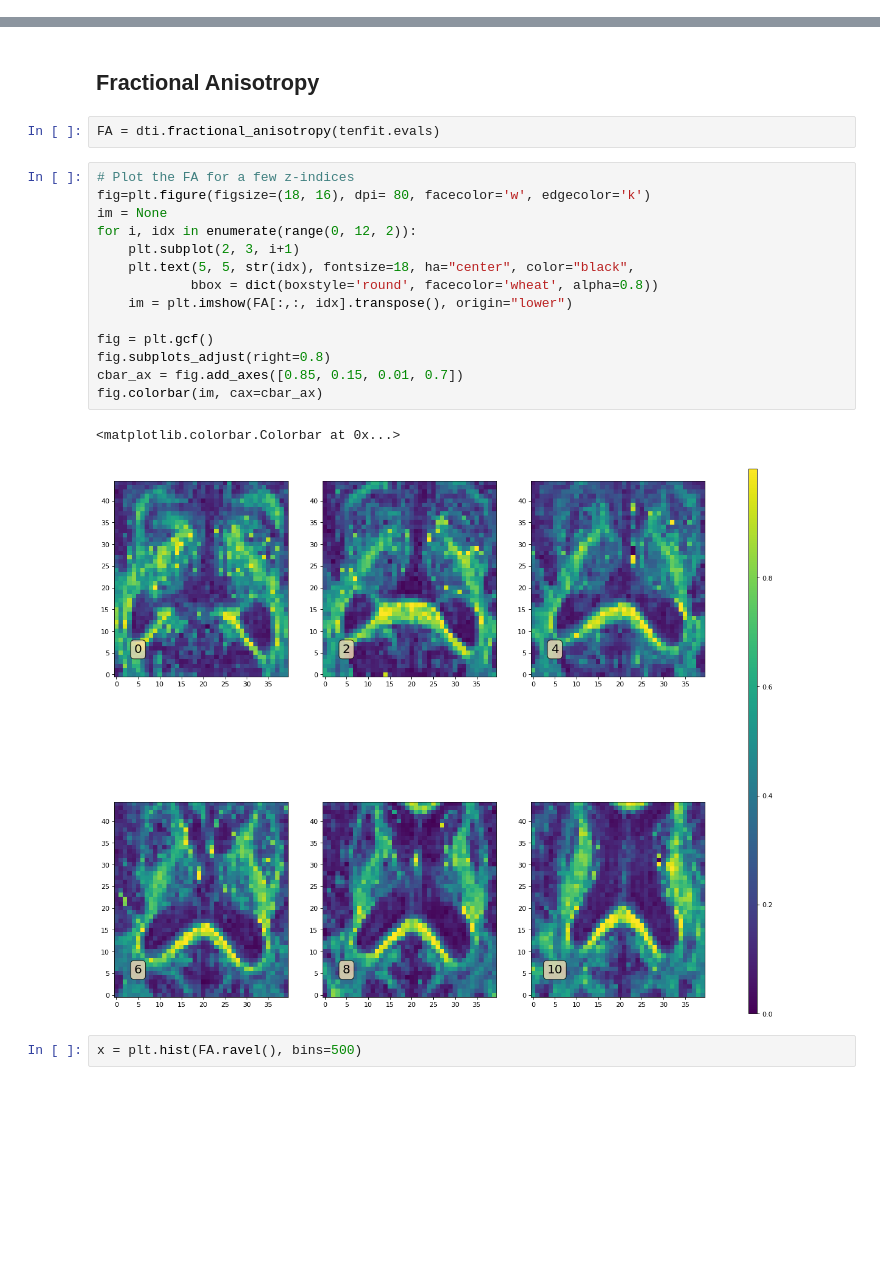
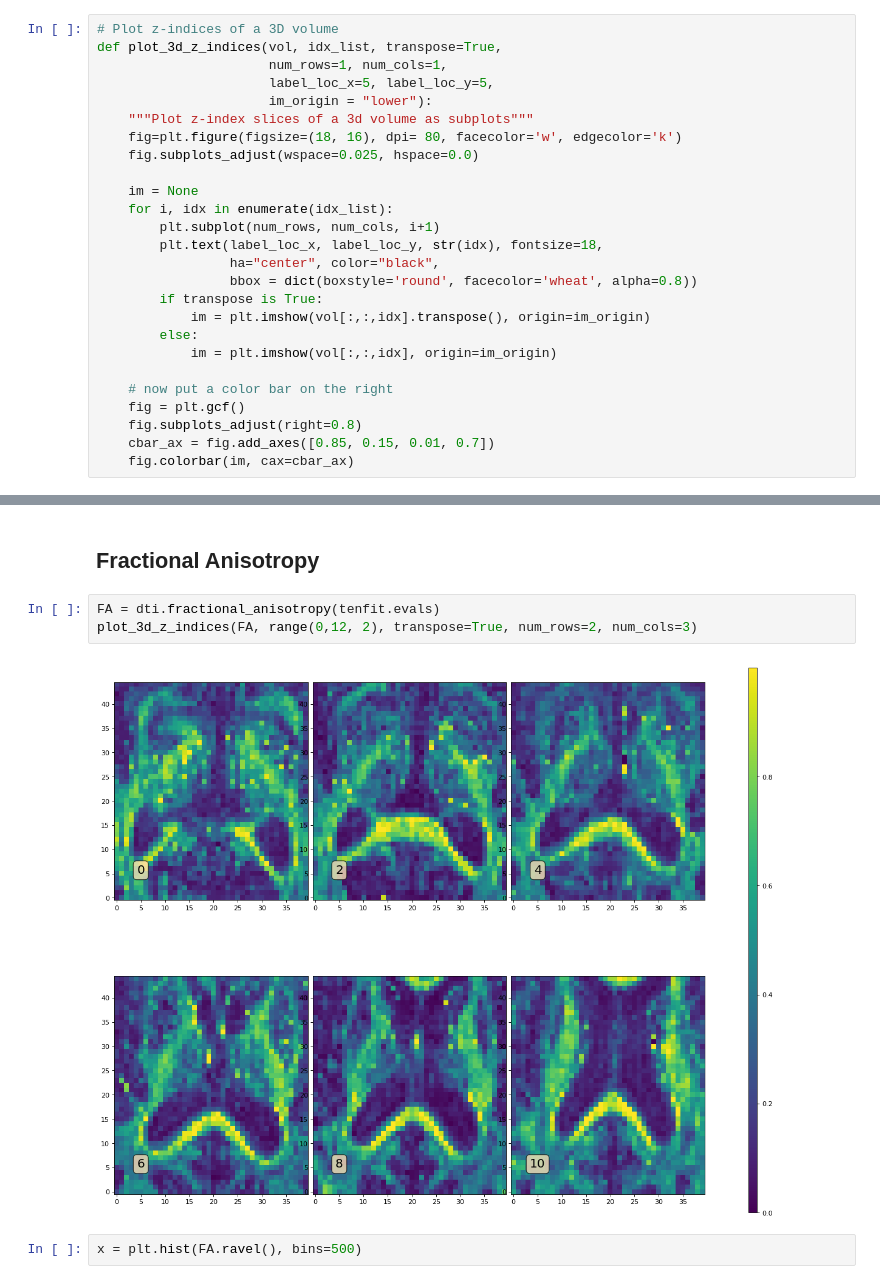
Before and after one commit to sameerd/DiffusionTensorImaging, a Jupyter notebook: notebooks/Free Water.ipynb, the cells around one changed output, grey strips where cells are left out. Drawn from its saved outputs; the diff is of its cells as text; blank space fills up the shorter version.

```diff
--- a/notebooks/Free Water.ipynb
+++ b/notebooks/Free Water.ipynb
@@ -93,6 +95,32 @@ x = plt.hist(data[:, :, :, ~gtab.b0s_mask].ravel(), 500)
 [figure]
 # %% [markdown]
 The S0 values look nicely bimodal. The S_k values look gaussian with wierd spikes. Are these from eddy currents or head motion?
+# %%
+# Plot z-indices of a 3D volume
+def plot_3d_z_indices(vol, idx_list, transpose=True,
+                      num_rows=1, num_cols=1,
+                      label_loc_x=5, label_loc_y=5,
+                      im_origin = "lower"):
+    """Plot z-index slices of a 3d volume as subplots"""
+    fig=plt.figure(figsize=(18, 16), dpi= 80, facecolor='w', edgecolor='k')
+    fig.subplots_adjust(wspace=0.025, hspace=0.0)
+
+    im = None
+    for i, idx in enumerate(idx_list):
+        plt.subplot(num_rows, num_cols, i+1)
+        plt.text(label_loc_x, label_loc_y, str(idx), fontsize=18,
+                 ha="center", color="black",
+                 bbox = dict(boxstyle='round', facecolor='wheat', alpha=0.8))
+        if transpose is True:
+            im = plt.imshow(vol[:,:,idx].transpose(), origin=im_origin)
+        else:
+            im = plt.imshow(vol[:,:,idx], origin=im_origin)
+
+    # now put a color bar on the right
+    fig = plt.gcf()
+    fig.subplots_adjust(right=0.8)
+    cbar_ax = fig.add_axes([0.85, 0.15, 0.01, 0.7])
+    fig.colorbar(im, cax=cbar_ax)
 # %% [markdown]
 # Single Compartment model
 # %%
@@ -103,23 +131,9 @@ tenfit = tenmodel.fit(data)
 ## Fractional Anisotropy
 # %%
 FA = dti.fractional_anisotropy(tenfit.evals)
+plot_3d_z_indices(FA, range(0,12, 2), transpose=True, num_rows=2, num_cols=3)
+# %% [output]
+[figure, added]
-# %%
-# Plot the FA for a few z-indices
-fig=plt.figure(figsize=(18, 16), dpi= 80, facecolor='w', edgecolor='k')
-im = None
-for i, idx in enumerate(range(0, 12, 2)):
-    plt.subplot(2, 3, i+1)
-    plt.text(5, 5, str(idx), fontsize=18, ha="center", color="black",
-            bbox = dict(boxstyle='round', facecolor='wheat', alpha=0.8))
-    im = plt.imshow(FA[:,:, idx].transpose(), origin="lower")
-
-fig = plt.gcf()
-fig.subplots_adjust(right=0.8)
-cbar_ax = fig.add_axes([0.85, 0.15, 0.01, 0.7])
-fig.colorbar(im, cax=cbar_ax)
-# %% [output]
-<matplotlib.colorbar.Colorbar at 0x...>
-[figure, removed]
 # %%
 x = plt.hist(FA.ravel(), bins=500)
 # %% [output]
```
Also changed, not shown: parts of 26 cells of this notebook.
